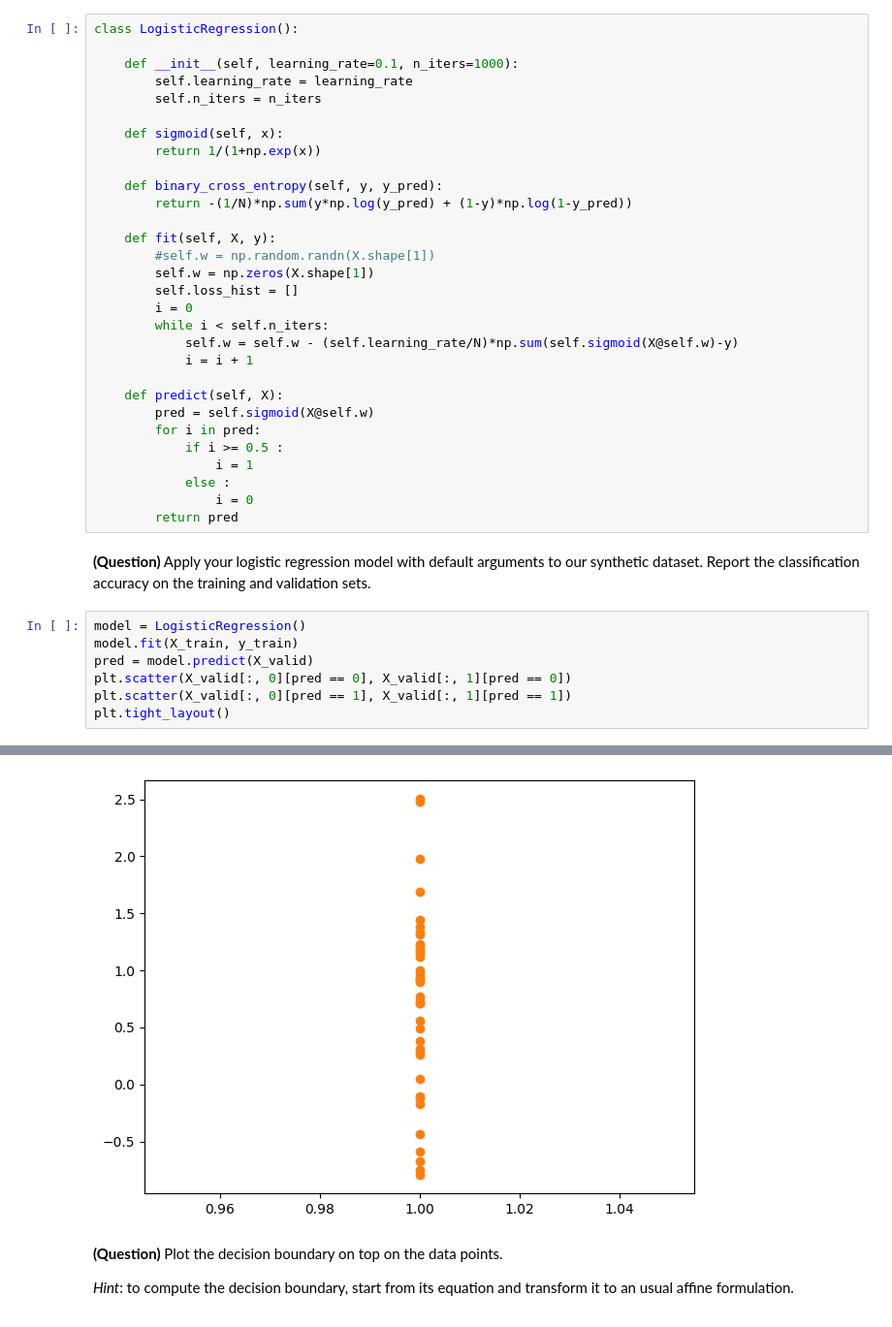
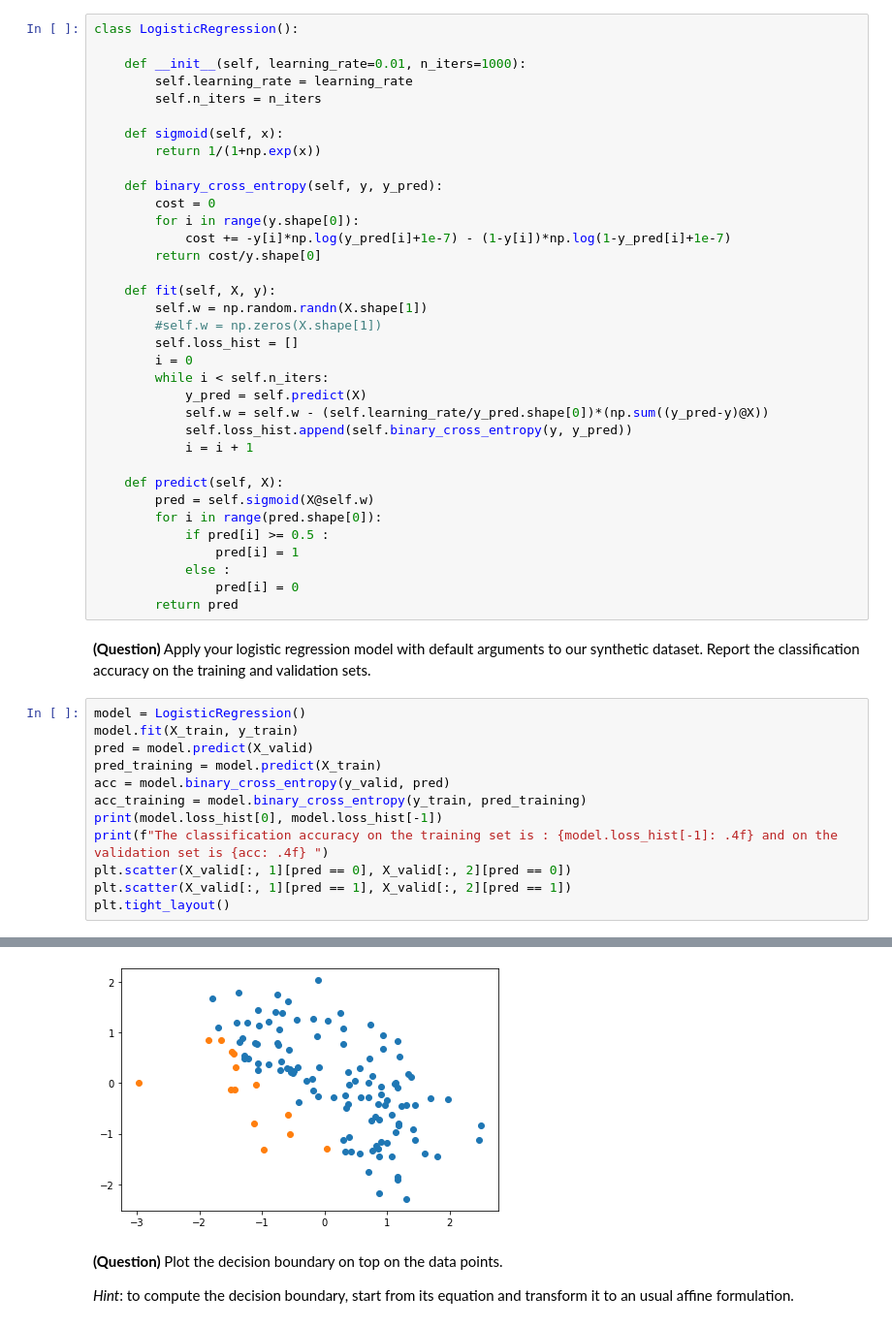
Before and after one commit to aytilfani/ml-3a, a Jupyter notebook: ml-tp2.ipynb, the cells around one changed output, grey strips where cells are left out. Shown: that part at 97% size. Cells and saved outputs as stored; diff of their text form.

```diff
--- a/ml-tp2.ipynb
+++ b/ml-tp2.ipynb
@@ -79,7 +79,7 @@ assert np.all(X[:, 0] == 1.)
 # %%
 class LogisticRegression():
 
-    def __init__(self, learning_rate=0.1, n_iters=1000):
+    def __init__(self, learning_rate=0.01, n_iters=1000):
         self.learning_rate = learning_rate
         self.n_iters = n_iters
 
@@ -87,24 +87,29 @@ class LogisticRegression():
         return 1/(1+np.exp(x))
 
     def binary_cross_entropy(self, y, y_pred):
-        return -(1/N)*np.sum(y*np.log(y_pred) + (1-y)*np.log(1-y_pred))
+        cost = 0
+        for i in range(y.shape[0]):
+            cost += -y[i]*np.log(y_pred[i]+1e-7) - (1-y[i])*np.log(1-y_pred[i]+1e-7)
+        return cost/y.shape[0]
 
     def fit(self, X, y):
-        #self.w = np.random.randn(X.shape[1])
-        self.w = np.zeros(X.shape[1])
+        self.w = np.random.randn(X.shape[1])
+        #self.w = np.zeros(X.shape[1])
         self.loss_hist = []
         i = 0
         while i < self.n_iters:
-            self.w = self.w - (self.learning_rate/N)*np.sum(self.sigmoid(X@self.w)-y)
+            y_pred = self.predict(X)
+            self.w = self.w - (self.learning_rate/y_pred.shape[0])*(np.sum((y_pred-y)@X))
+            self.loss_hist.append(self.binary_cross_entropy(y, y_pred))
             i = i + 1
 
     def predict(self, X):
         pred = self.sigmoid(X@self.w)
-        for i in pred:
-            if i >= 0.5 :
-                i = 1
+        for i in range(pred.shape[0]):
+            if pred[i] >= 0.5 :
+                pred[i] = 1
             else :
-                i = 0
+                pred[i] = 0
         return pred
 # %% [markdown]
 **(Question)** Apply your logistic regression model with default arguments to our synthetic dataset. Report the classification accuracy on the training and validation sets.
@@ -112,7 +117,12 @@ class LogisticRegression():
 model = LogisticRegression()
 model.fit(X_train, y_train)
 pred = model.predict(X_valid)
-plt.scatter(X_valid[:, 0][pred == 0], X_valid[:, 1][pred == 0])
-plt.scatter(X_valid[:, 0][pred == 1], X_valid[:, 1][pred == 1])
+pred_training = model.predict(X_train)
+acc = model.binary_cross_entropy(y_valid, pred)
+acc_training = model.binary_cross_entropy(y_train, pred_training)
+print(model.loss_hist[0], model.loss_hist[-1])
+print(f"The classification accuracy on the training set is : {model.loss_hist[-1]: .4f} and on the validation set is {acc: .4f} ")
+plt.scatter(X_valid[:, 1][pred == 0], X_valid[:, 2][pred == 0])
+plt.scatter(X_valid[:, 1][pred == 1], X_valid[:, 2][pred == 1])
 plt.tight_layout()
 # %% [output]
@@ -119,4 +131,4 @@ plt.tight_layout()
-[figure, old version]
+[figure, new version]
 # %% [markdown]
 **(Question)** Plot the decision boundary on top on the data points.
 
```
Also changed, not shown: parts of 4 cells of this notebook.
